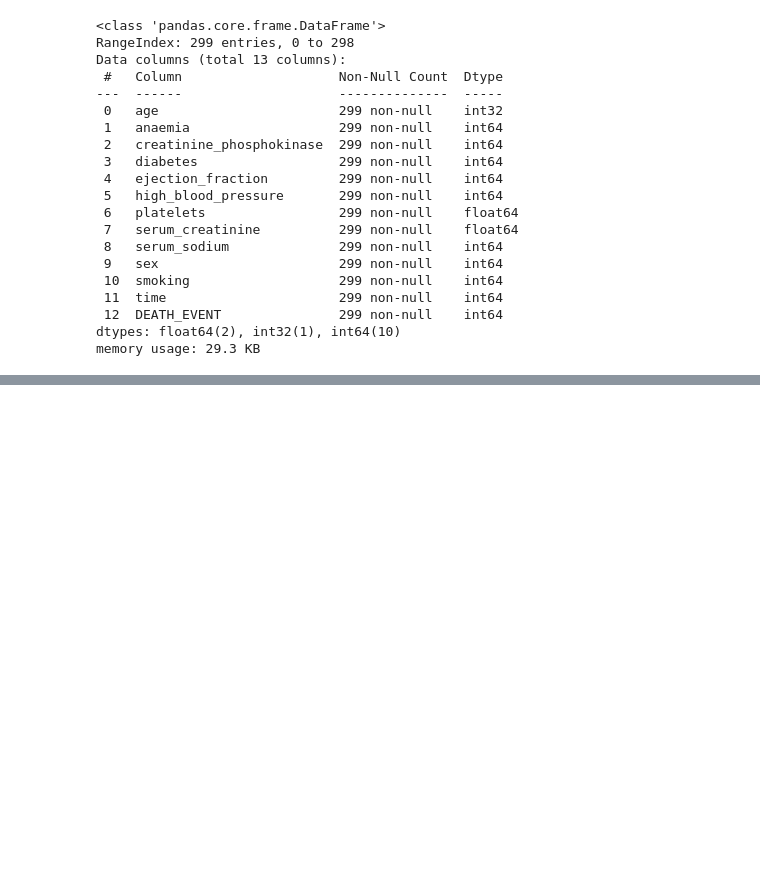
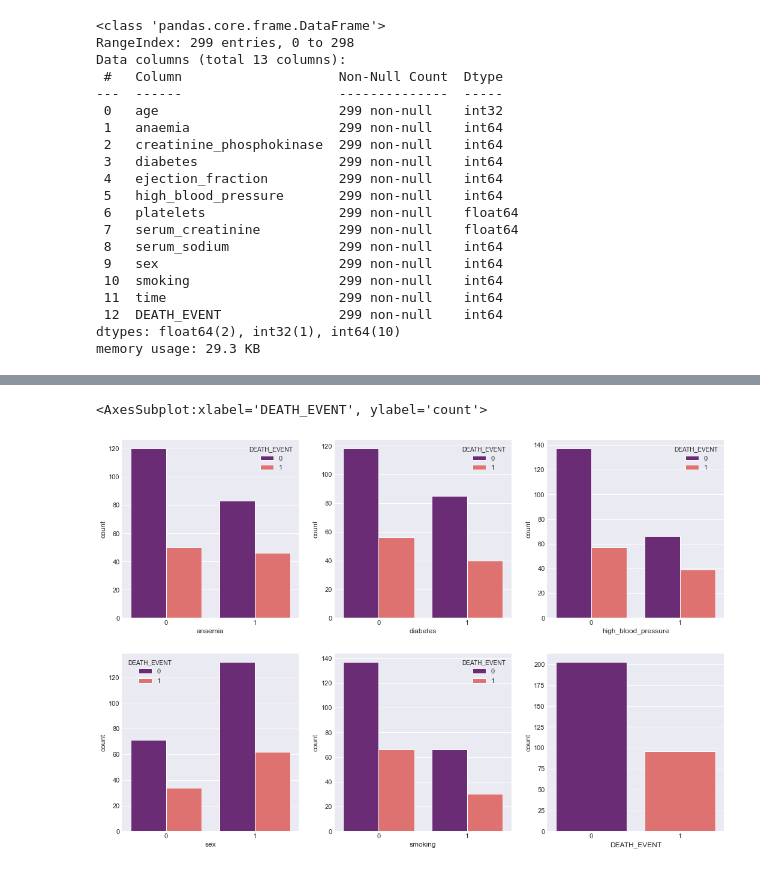
Before and after one commit to sushamasivananthan/MachineLearning, a Jupyter notebook: Heart_Failure_Analysis/heart_failure.ipynb, the cells around one changed output, grey strips where cells are left out. Saved outputs shown, nothing was run; the diff lists cells and outputs as text; code cells hidden in the pictures; blank space fills up the shorter version.

```diff
--- a/Heart_Failure_Analysis/heart_failure.ipynb
+++ b/Heart_Failure_Analysis/heart_failure.ipynb
@@ -138,0 +89,3 @@ print("statement added")
+# %%
+df.drop('time', axis=1, inplace=True)
+df.head()
@@ -138,0 +99,16 @@ print("statement added")
+# %%
+%matplotlib inline
+
+_ = [1, 3, 5, 9, 10]
+_ = list(enumerate([list(df.columns)[i] for i in _], start=1))
+
+fig = plt.figure(figsize=[18,12])
+for index, col_name in _:
+    ax = fig.add_subplot(2, 3, index)
+    sns.countplot(x=col_name, data=df, hue="DEATH_EVENT", palette='magma')
+
+ax = fig.add_subplot(2, 3, 6)
+sns.countplot(x='DEATH_EVENT', data=df, palette='magma')
+# %% [output]
+<AxesSubplot:xlabel='DEATH_EVENT', ylabel='count'>
+[figure, added]
```
Also changed, not shown: parts of 25 cells of this notebook.
